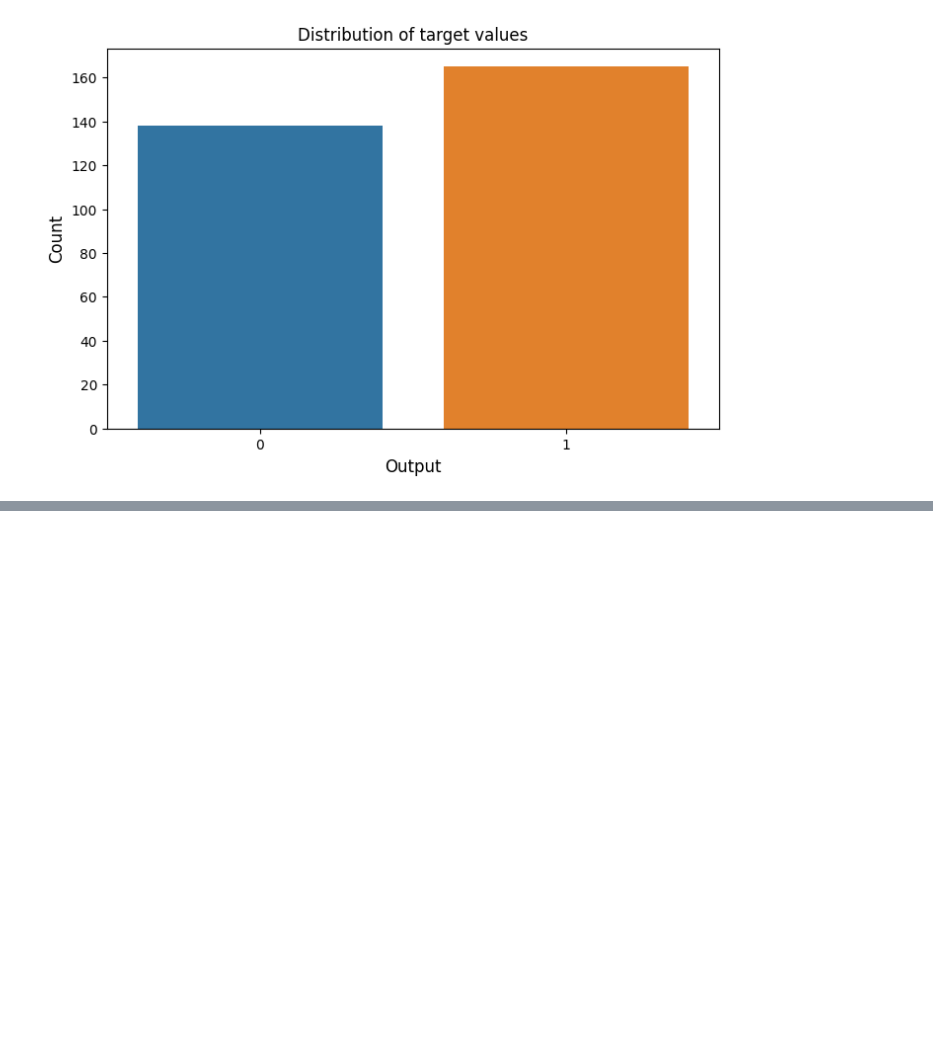
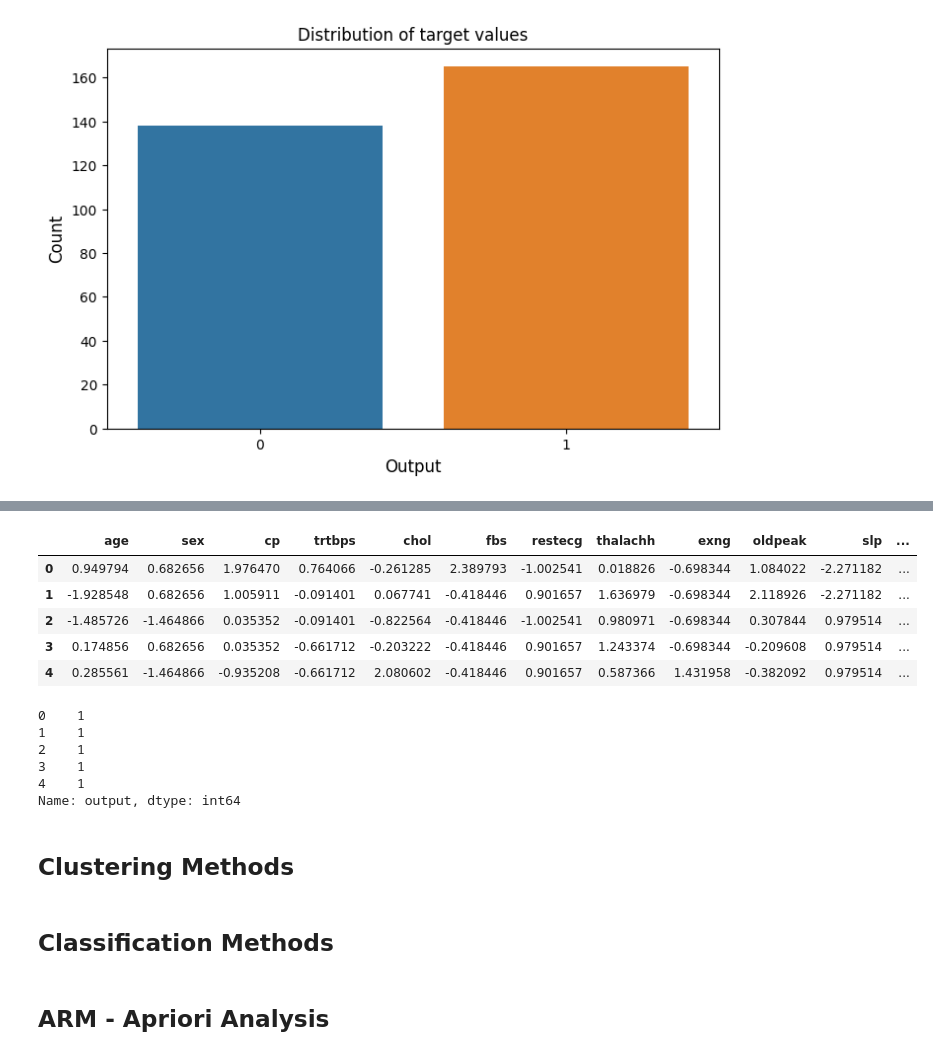
Before and after one commit to zoezhousy/Kaggle_Heart_Attack_Analysis_Prediction, a Jupyter notebook: heart-attack-prediction.ipynb, the cells around one changed output, grey strips where cells are left out. Drawn from its saved outputs; the diff is of its cells as text; code cells hidden in the pictures; blank space fills up the shorter version.

```diff
--- a/heart-attack-prediction.ipynb
+++ b/heart-attack-prediction.ipynb
@@ -132,0 +207,4 @@ for ind, axi in enumerate(ax.flat):
+# %%
+x = heart.iloc[:,:-1]
+# x.drop('output', axis = 1, inplace = True)
+x.head()
@@ -132,0 +221,23 @@ for ind, axi in enumerate(ax.flat):
+# %%
+col = x.columns
+std = StandardScaler()
+x = std.fit_transform(x)
+x = pd.DataFrame(data = x, columns = col)
+x.head()
+# %% [output]
+|  | age | sex | cp | trtbps | chol | fbs | restecg | thalachh | exng | oldpeak | slp | ... |
+| 0 | 0.949794 | 0.682656 | 1.976470 | 0.764066 | -0.261285 | 2.389793 | -1.002541 | 0.018826 | -0.698344 | 1.084022 | -2.271182 | ... |
+| 1 | -1.928548 | 0.682656 | 1.005911 | -0.091401 | 0.067741 | -0.418446 | 0.901657 | 1.636979 | -0.698344 | 2.118926 | -2.271182 | ... |
+| 2 | -1.485726 | -1.464866 | 0.035352 | -0.091401 | -0.822564 | -0.418446 | -1.002541 | 0.980971 | -0.698344 | 0.307844 | 0.979514 | ... |
+| 3 | 0.174856 | 0.682656 | 0.035352 | -0.661712 | -0.203222 | -0.418446 | 0.901657 | 1.243374 | -0.698344 | -0.209608 | 0.979514 | ... |
+| 4 | 0.285561 | -1.464866 | -0.935208 | -0.661712 | 2.080602 | -0.418446 | 0.901657 | 0.587366 | 1.431958 | -0.382092 | 0.979514 | ... |
+# %%
+y = heart.loc[:,'output']
+y.head()
+# %% [output]
+0    1
+1    1
+2    1
+3    1
+4    1
+Name: output, dtype: int64
@@ -132,0 +246,6 @@ for ind, axi in enumerate(ax.flat):
+# %% [markdown]
+## Clustering Methods
+# %% [markdown]
+## Classification Methods
+# %% [markdown]
+## ARM - Apriori Analysis
```
Also changed, not shown: parts of 13 cells of this notebook.
